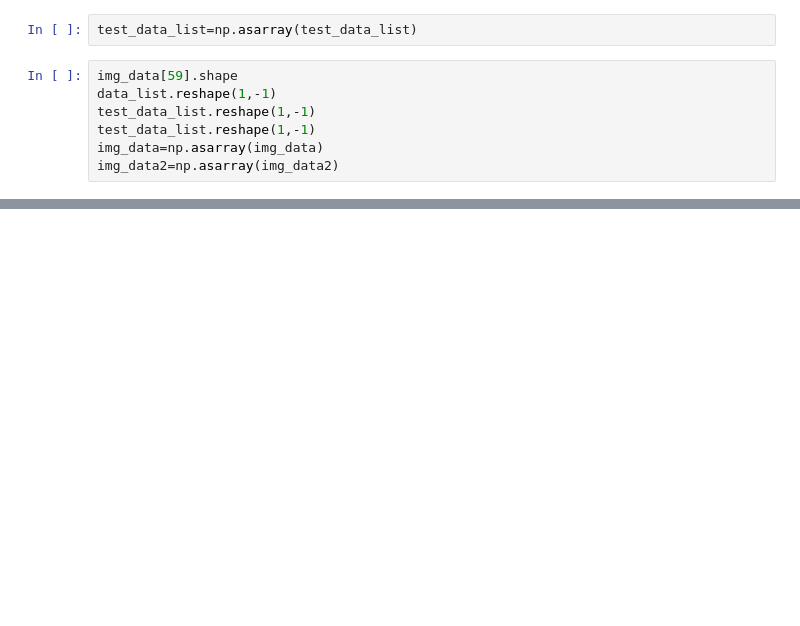
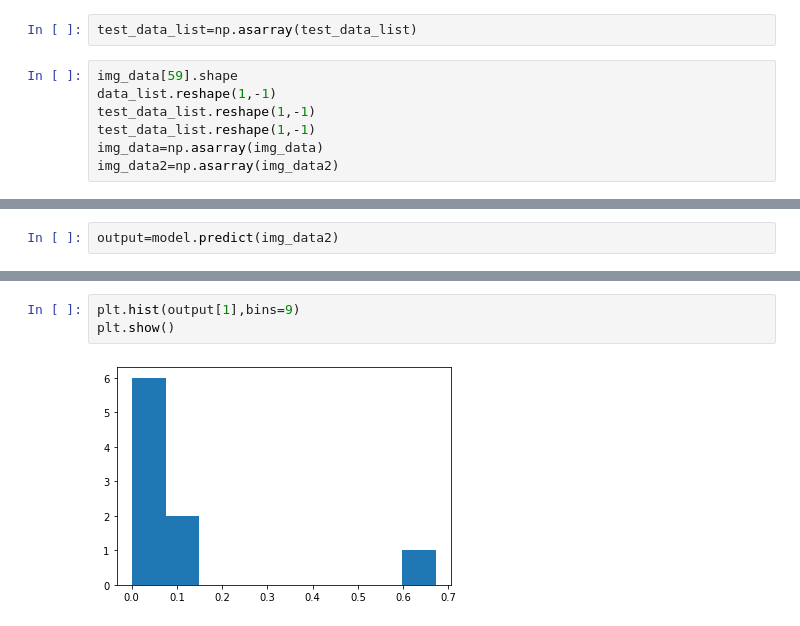
Before and after one commit to Balkrishna579/Android-Projects, a Jupyter notebook: Untitled0.ipynb, the cells around one changed output, grey strips where cells are left out. Drawn from its saved outputs; the diff is of its cells as text; blank space fills up the shorter version.

```diff
--- a/Untitled0.ipynb
+++ b/Untitled0.ipynb
@@ -200,0 +210,2 @@ KeyboardInterrupt: ignored
+# %%
+output=model.predict(img_data2)
@@ -200,0 +248,5 @@ KeyboardInterrupt: ignored
+# %%
+plt.hist(output[1],bins=9)
+plt.show()
+# %% [output]
+[figure, added]
```
Also changed, not shown: parts of 14 cells of this notebook.
